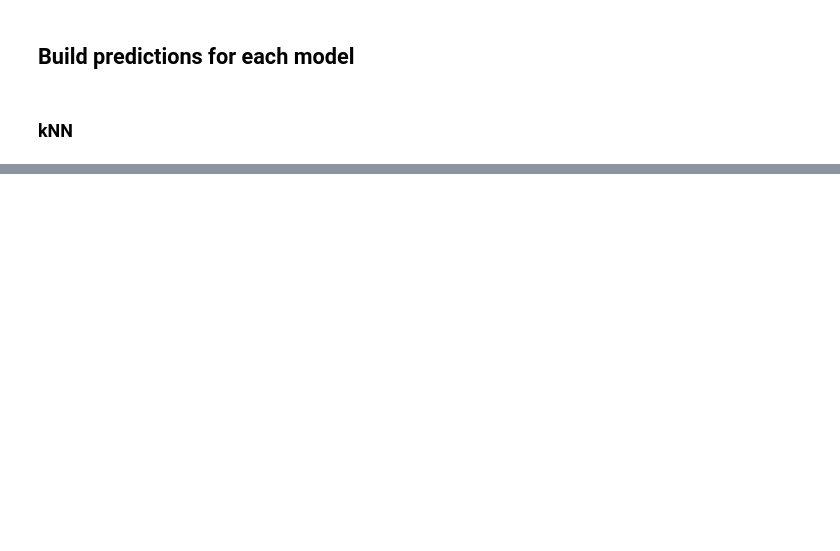
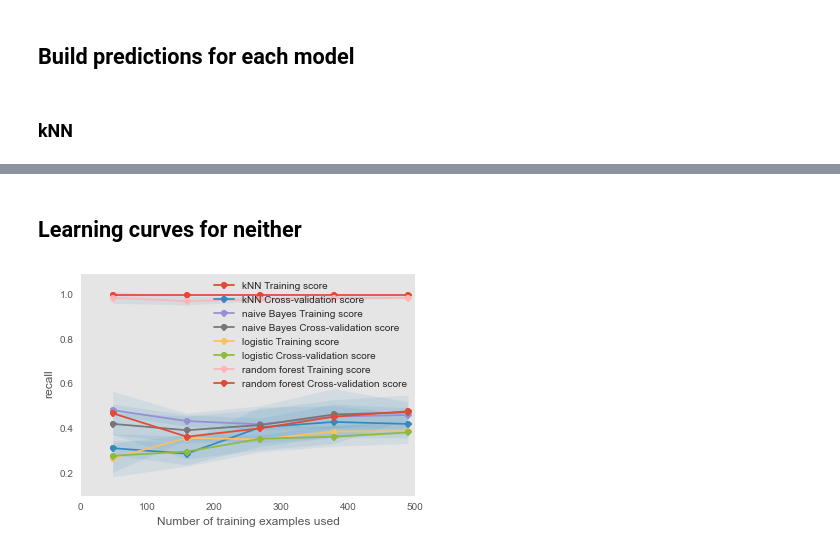
Before and after one commit to mschoeffler1/ds_portfolio, a Jupyter notebook: pima/Pima_diabetes.ipynb, the cells around one changed output, grey strips where cells are left out. Cells and saved outputs as stored; diff of their text form; code cells hidden in the pictures; blank space fills up the shorter version.

```diff
--- a/pima/Pima_diabetes.ipynb
+++ b/pima/Pima_diabetes.ipynb
@@ -300,0 +315,5 @@ draw_learning_curve([knn5, knn30], X_both_std, y_both, estimator_titles=['kNN wi
+# %%
+from sklearn.naive_bayes import GaussianNB
+nb = GaussianNB()
+nb.fit(X_train_neither, y_train_neither)
+# nb.fit(pima_neither.drop(['diabetic'],axis = 1), pima_neither['diabetic'])
@@ -300,0 +370,13 @@ draw_learning_curve([knn5, knn30], X_both_std, y_both, estimator_titles=['kNN wi
+# %% [markdown]
+## Learning curves for neither
+# %%
+from sk_modelcurves.learning_curve import draw_learning_curve
+rf = RandomForestClassifier(n_estimators = 15)
+knn = KNeighborsClassifier(n_neighbors=7, p = 1, weights = 'distance')
+nb = GaussianNB()
+lr = LogisticRegression(C=0.2, penalty = 'l2')
+draw_learning_curve([knn, nb, lr, rf], X_train_neither, y_train_neither,
+    estimator_titles=['kNN', 'naive Bayes', 'logistic', 'random forest'], cv=5,
+    scoring='recall');
+# %% [output]
+[figure, added]
```
Also changed, not shown: parts of 46 cells of this notebook.
